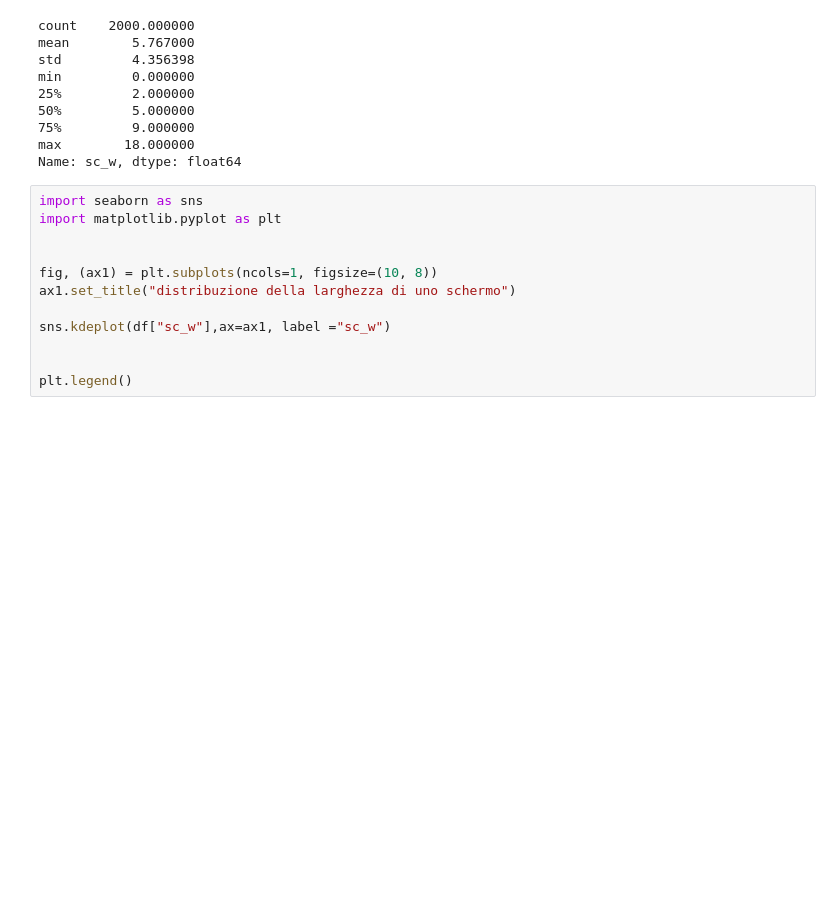
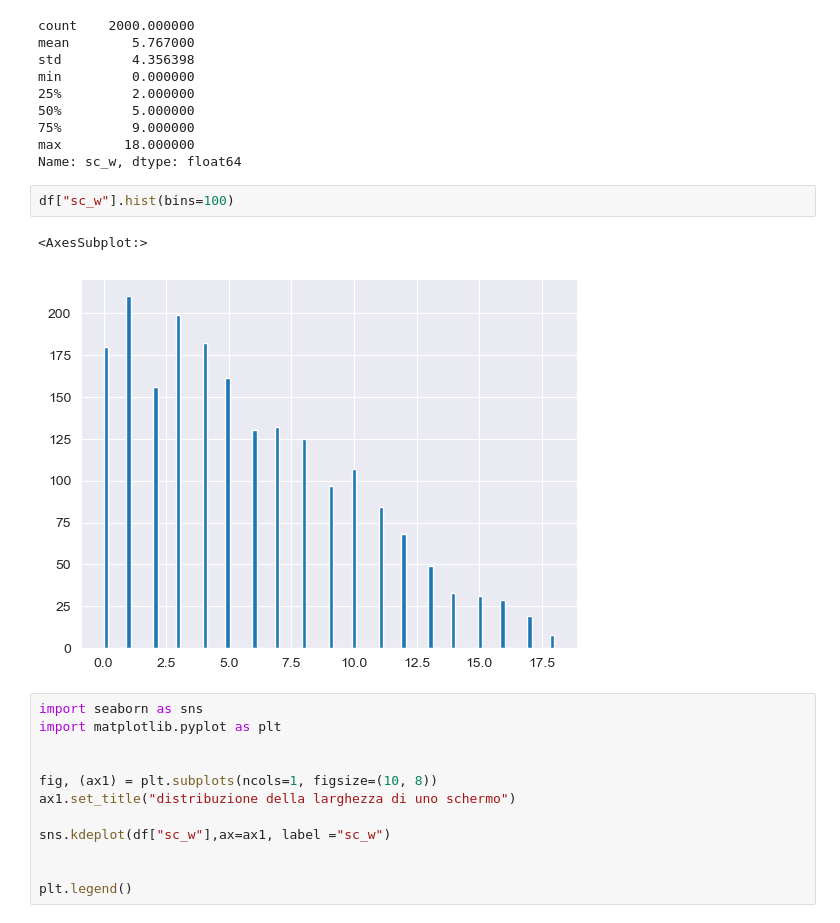
Before and after one commit to Rdm-Nico/BDTA, a Jupyter notebook: Esercitazioni/Esami/08_01_2020.ipynb, the cells around one changed output. Saved outputs shown, nothing was run; the diff lists cells and outputs as text; blank space fills up the shorter version.

```diff
--- a/Esercitazioni/Esami/08_01_2020.ipynb
+++ b/Esercitazioni/Esami/08_01_2020.ipynb
@@ -83,6 +72,11 @@ min         0.000000
 75%         9.000000
 max        18.000000
 Name: sc_w, dtype: float64
+# %%
+df["sc_w"].hist(bins=100)
+# %% [output]
+<AxesSubplot:>
+[figure, added]
 # %%
 import seaborn as sns
 import matplotlib.pyplot as plt
```
Also changed, not shown: parts of 50 cells of this notebook.
